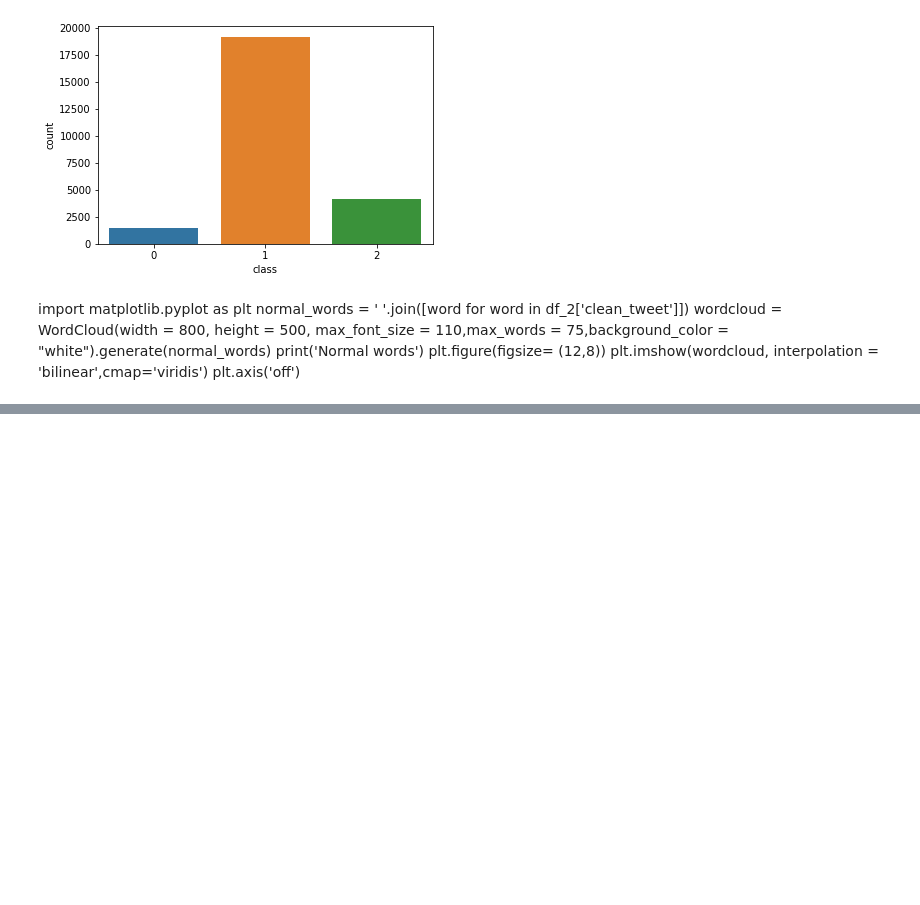
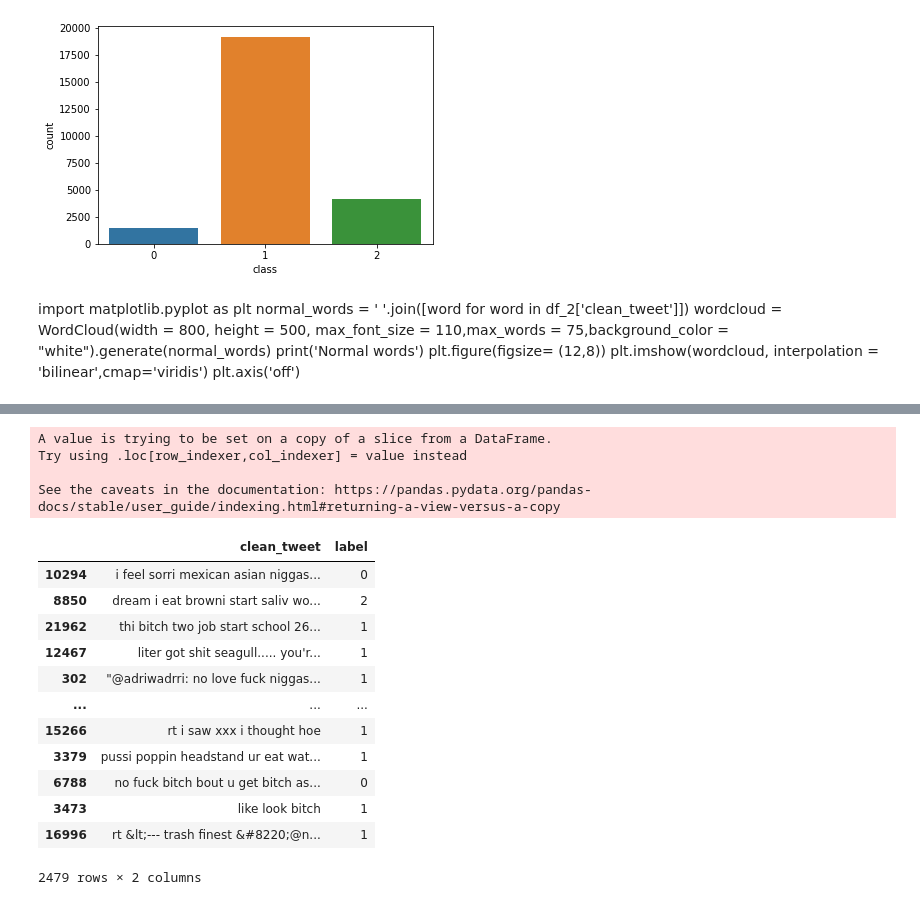
Before and after one commit to merlinymy/tweetsAnalysisPython, a Jupyter notebook: MLModels.ipynb, the cells around one changed output, grey strips where cells are left out. Drawn from its saved outputs; the diff is of its cells as text; code cells hidden in the pictures; blank space fills up the shorter version.

```diff
--- a/MLModels.ipynb
+++ b/MLModels.ipynb
@@ -28,0 +14,2 @@ df
+# %%
+df = df[df['clean_tweet'].notna()]
@@ -60,0 +57,2 @@ plt.axis('off')
+# %%
+X_temp, X_test, y_temp, y_test = train_test_split(dff, df['class'], test_size=0.1)
@@ -60,0 +101,24 @@ plt.axis('off')
+# %%
+testdf = X_test
+testdf['label'] = y_test
+# %% [output]
+A value is trying to be set on a copy of a slice from a DataFrame.
+Try using .loc[row_indexer,col_indexer] = value instead
+
+See the caveats in the documentation: https://pandas.pydata.org/pandas-docs/stable/user_guide/indexing.html#returning-a-view-versus-a-copy
+# %%
+testdf
+# %% [output]
+|  | clean_tweet | label |
+| 10294 | i feel sorri mexican asian niggas... | 0 |
+| 8850 | dream i eat browni start saliv wo... | 2 |
+| 21962 | thi bitch two job start school 26... | 1 |
+| 12467 | liter got shit seagull..... you'r... | 1 |
+| 302 | "@adriwadrri: no love fuck niggas... | 1 |
+| ... | ... | ... |
+| 15266 | rt i saw xxx i thought hoe | 1 |
+| 3379 | pussi poppin headstand ur eat wat... | 1 |
+| 6788 | no fuck bitch bout u get bitch as... | 0 |
+| 3473 | like look bitch | 1 |
+| 16996 | rt &lt;--- trash finest &#8220;@n... | 1 |
+2479 rows × 2 columns
```
Also changed, not shown: parts of 76 cells of this notebook, 1 other file.
